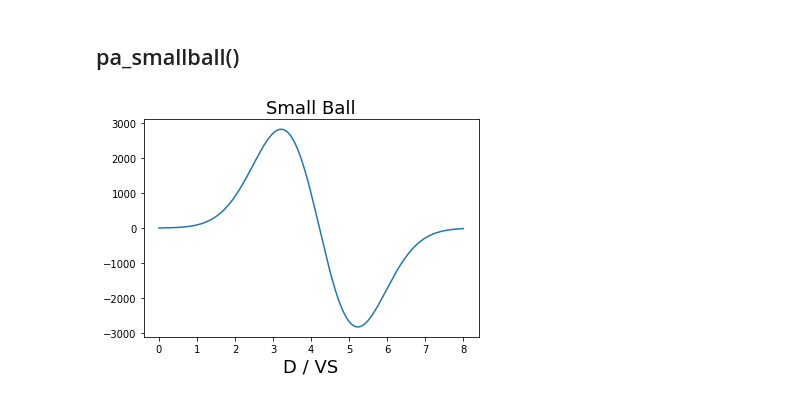
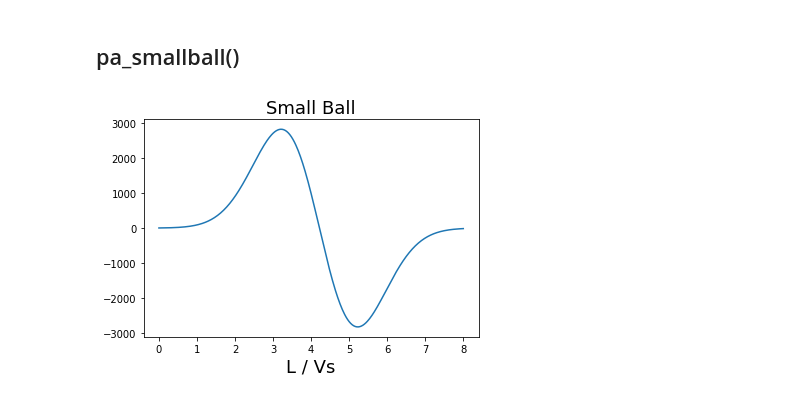
Before and after one commit to DDFFWYB/PACT, a Jupyter notebook: src/pact.ipynb, the cells around one changed output. Cells and saved outputs as stored; diff of their text form; code cells hidden in the pictures.

```diff
--- a/src/pact.ipynb
+++ b/src/pact.ipynb
@@ -123,30 +123,30 @@ plt.show()
 # %% [markdown]
 ## pa_smallball()
 # %%
-def pa_smallball(D, R, S0=1, SIG=1, k=1, VS=1500):
-    t0 = 3*SIG
-    dt = D/VS/100
-    ts = np.linspace(0, 4*(D + R) / VS, int(2*(D + R) / VS / dt) + 1)
+def pa_smallball(L, R, S0=1, SIG=1, k=1, Vs=1500):
+    t0 = 3*SIG/Vs
+    dt = L/Vs/100
+    ts = np.linspace(0, 4*(L + R) / Vs, int(2*(L + R) / Vs / dt) + 1)
 
     p = 0 * ts
-    integrate_min = D
-    integrate_max = np.sqrt(D**2 + R**2)
+    integrate_min = L
+    integrate_max = np.sqrt(L**2 + R**2)
 
     for i, t in enumerate(ts):
         def f(r):
-            return -r*(VS*t - r - t0)*np.exp(-(VS*t - r - t0)**2 / (2*SIG**2))
+            return -r*(Vs*t-Vs*t0-r) * np.exp(-(Vs*t-Vs*t0-r)**2/(2*SIG**2))
 
         p[i], _ = integrate.quad(f, integrate_min, integrate_max)
-        p[i] *= 2*k*np.pi*S0*VS / SIG**2
+        p[i] *= 2*k*np.pi*S0*Vs / SIG**2
 
-    plt.plot(ts*VS/D, p)
+    plt.plot(ts*Vs/L, p)
     font = {'size': 18}
     plt.title('Small Ball', fontdict=font)
-    plt.xlabel('D / VS', fontdict=font)
+    plt.xlabel('L / Vs', fontdict=font)
 
 
 plt.figure(4)
 pa_smallball(1, 1)
 plt.show()
 # %% [output]
-[figure, old version]
+[figure, new version]
```
Also changed, not shown: parts of 2 cells of this notebook, 1 other file.
